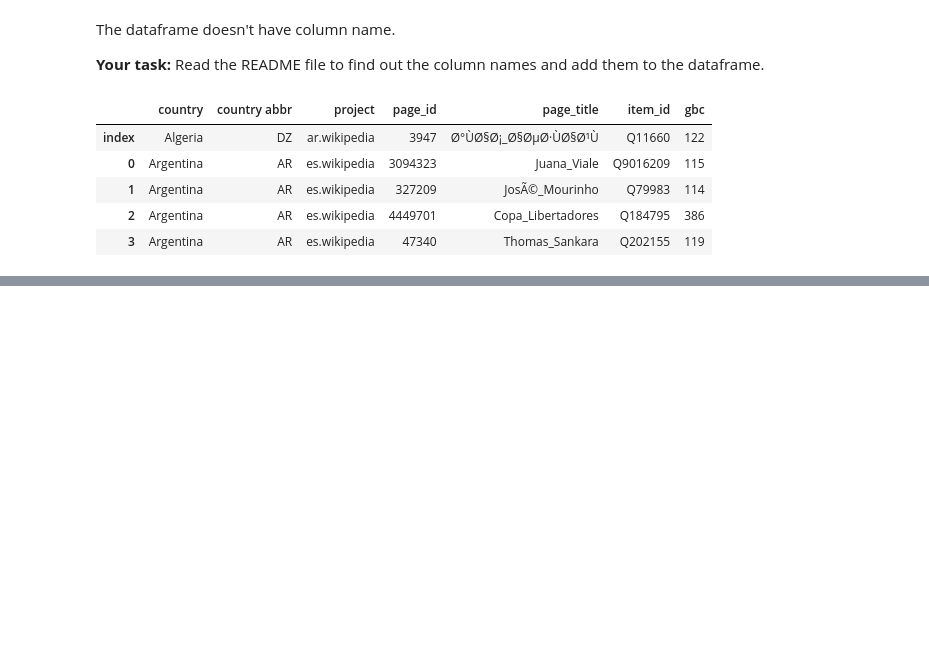
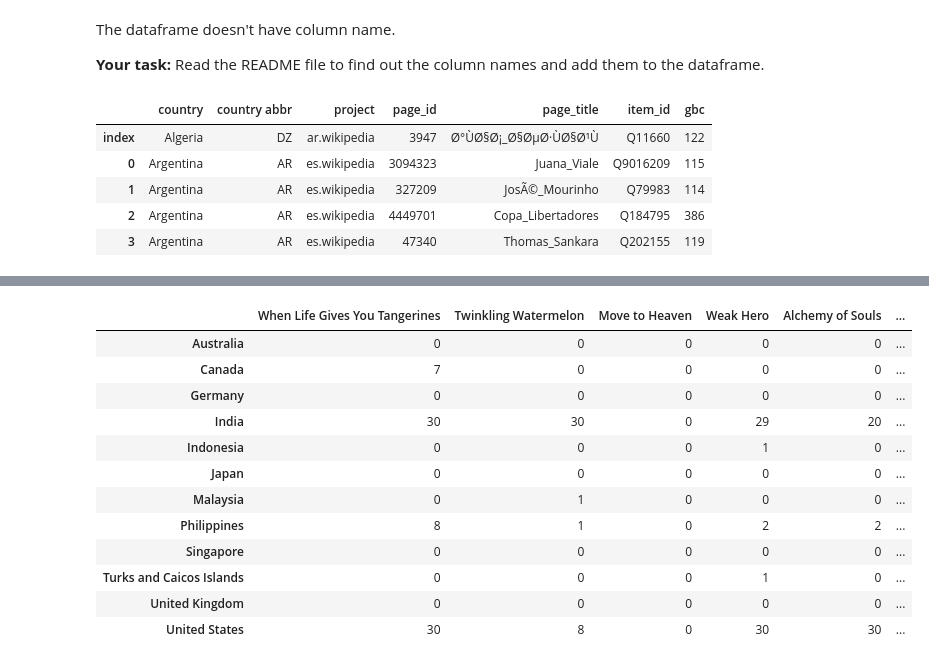
Before and after one commit to sday04/week5-wed, a Jupyter notebook: week5-wed-notebook.ipynb, the cells around one changed output, grey strips where cells are left out. Cells and saved outputs as stored; diff of their text form; code cells hidden in the pictures; blank space fills up the shorter version.

```diff
--- a/week5-wed-notebook.ipynb
+++ b/week5-wed-notebook.ipynb
@@ -281,0 +401,16 @@ df.head()
+# %%
+views_country_df
+# %% [output]
+|  | When Life Gives You Tangerines | Twinkling Watermelon | Move to Heaven | Weak Hero | Alchemy of Souls | ... |
+| Australia | 0 | 0 | 0 | 0 | 0 | ... |
+| Canada | 7 | 0 | 0 | 0 | 0 | ... |
+| Germany | 0 | 0 | 0 | 0 | 0 | ... |
+| India | 30 | 30 | 0 | 29 | 20 | ... |
+| Indonesia | 0 | 0 | 0 | 1 | 0 | ... |
+| Japan | 0 | 0 | 0 | 0 | 0 | ... |
+| Malaysia | 0 | 1 | 0 | 0 | 0 | ... |
+| Philippines | 8 | 1 | 0 | 2 | 2 | ... |
+| Singapore | 0 | 0 | 0 | 0 | 0 | ... |
+| Turks and Caicos Islands | 0 | 0 | 0 | 1 | 0 | ... |
+| United Kingdom | 0 | 0 | 0 | 0 | 0 | ... |
+| United States | 30 | 8 | 0 | 30 | 30 | ... |
```
Also changed, not shown: parts of 20 cells of this notebook, 1 other file.
